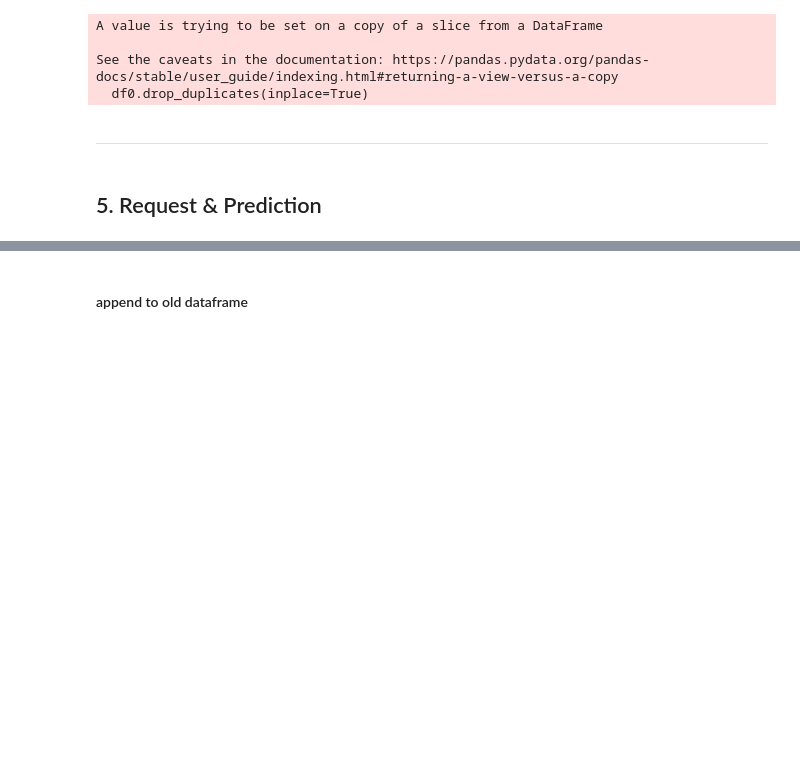
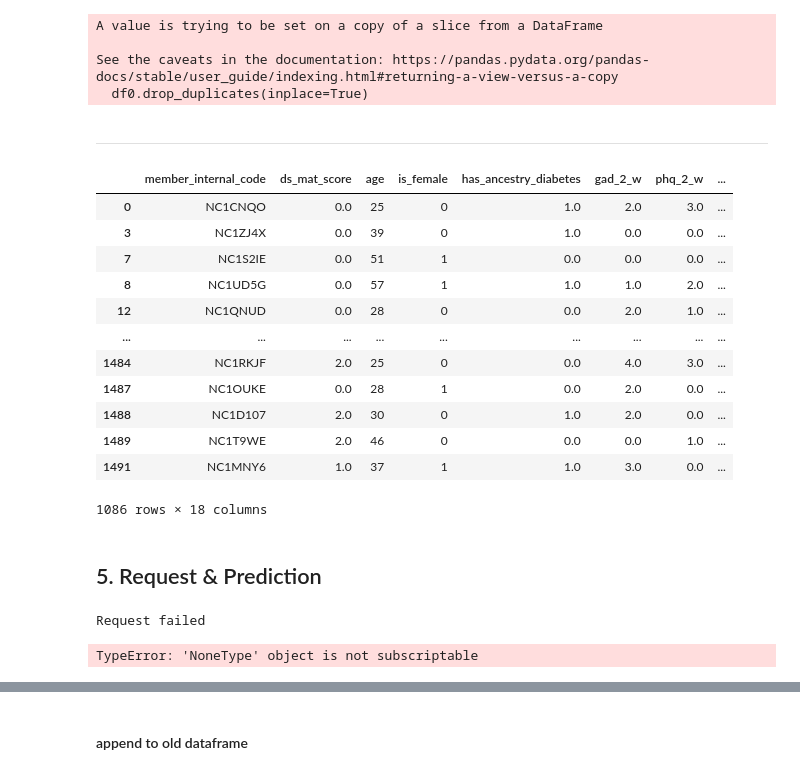
Before and after one commit to luizhsuperti/alice-coding, a Jupyter notebook: caremel_predict/notebooks/00_main.ipynb, the cells around one changed output, grey strips where cells are left out. Saved outputs shown, nothing was run; the diff lists cells and outputs as text; code cells hidden in the pictures; blank space fills up the shorter version.

```diff
--- a/caremel_predict/notebooks/00_main.ipynb
+++ b/caremel_predict/notebooks/00_main.ipynb
@@ -276,10 +276,25 @@ ml_df['member_valid_for_caremel'] = np.where(ml_df['status_onboarding_curated']=
 #caremel_input = ml_df[(ml_df['caremel_pipe_input']!=-1) & (ml_df['member_valid_for_caremel']==1) & (ml_df['onboard_form_yesterday']==1)]
 caremel_input = ml_df[(ml_df['caremel_pipe_input']!=-1) & (ml_df['member_valid_for_caremel']==1)]
 caremel_input = caremel_input.drop(columns = ['status_onboarding_curated', 'onboarding_form_ended_at', 'follow_up_expected', 'member_valid_for_caremel'])
+# %%
+caremel_input
+# %% [output]
+|  | member_internal_code | ds_mat_score | age | is_female | has_ancestry_diabetes | gad_2_w | phq_2_w | ... |
+| 0 | NC1CNQO | 0.0 | 25 | 0 | 1.0 | 2.0 | 3.0 | ... |
+| 3 | NC1ZJ4X | 0.0 | 39 | 0 | 1.0 | 0.0 | 0.0 | ... |
+| 7 | NC1S2IE | 0.0 | 51 | 1 | 0.0 | 0.0 | 0.0 | ... |
+| 8 | NC1UD5G | 0.0 | 57 | 1 | 1.0 | 1.0 | 2.0 | ... |
+| 12 | NC1QNUD | 0.0 | 28 | 0 | 0.0 | 2.0 | 1.0 | ... |
+| ... | ... | ... | ... | ... | ... | ... | ... | ... |
+| 1484 | NC1RKJF | 2.0 | 25 | 0 | 0.0 | 4.0 | 3.0 | ... |
+| 1487 | NC1OUKE | 0.0 | 28 | 1 | 0.0 | 2.0 | 0.0 | ... |
+| 1488 | NC1D107 | 2.0 | 30 | 0 | 1.0 | 2.0 | 0.0 | ... |
+| 1489 | NC1T9WE | 2.0 | 46 | 0 | 0.0 | 0.0 | 1.0 | ... |
+| 1491 | NC1MNY6 | 1.0 | 37 | 1 | 1.0 | 3.0 | 0.0 | ... |
+1086 rows × 18 columns
 # %% [markdown]
 ## 5. Request & Prediction
 # %%
-from bs4 import BeautifulSoup as bs4
 import datetime
 from tqdm import tqdm
 
@@ -289,7 +304,8 @@ second_layer_times = []
 for index, row in tqdm(caremel_input.iterrows(), total=caremel_input.shape[0]):
     if row['caremel_pipe_input'] == 1:
         aux_time = datetime.datetime.now()
-        aux_first_risk = _request_first_layer(row.to_dict())
-        first_layer_times.append(
-            (datetime.datetime.now() - aux_time).total_seconds())
-        caremel_input.loc[index, 'first_layer_risk'] = aux_first_risk['risk']
+        caremel_input.loc[index, 'first_layer_risk'] = _request_first_layer(row.to_dict())['risk']
+        first_layer_times.append((datetime.datetime.now() - aux_time).total_seconds())
+# %% [output]
+Request failed
+TypeError: 'NoneType' object is not subscriptable
```
Also changed, not shown: parts of 5 cells of this notebook, 1 other file.
